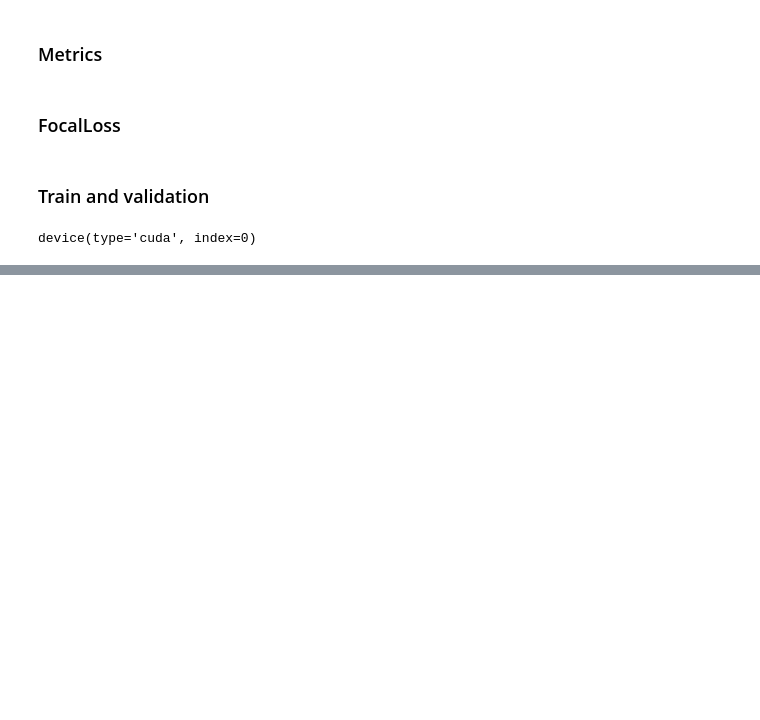
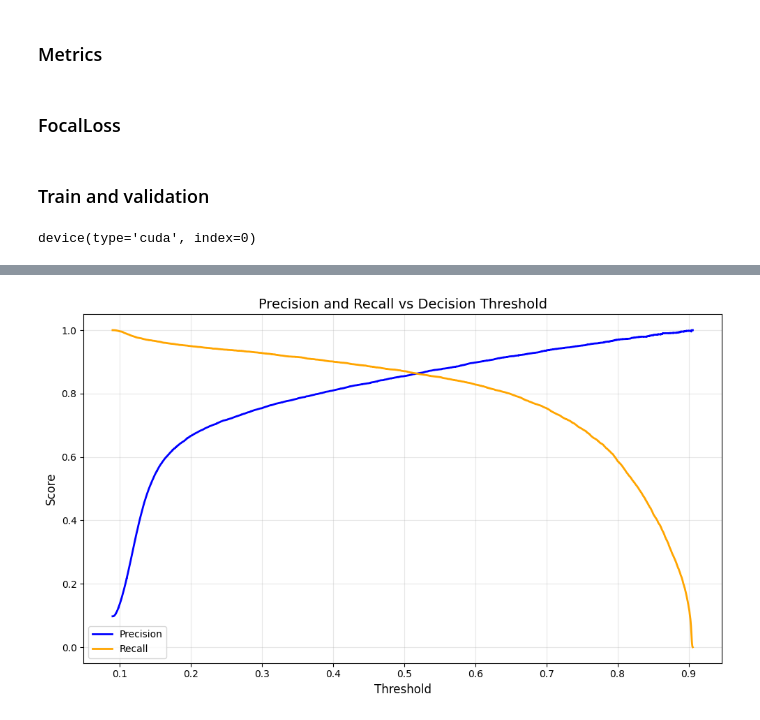
Before and after one commit to ikinaus/bert-sentiment-analysis, a Jupyter notebook: train_notebook.ipynb, the cells around one changed output, grey strips where cells are left out. Cells and saved outputs as stored; diff of their text form; code cells hidden in the pictures; blank space fills up the shorter version.

```diff
--- a/train_notebook.ipynb
+++ b/train_notebook.ipynb
@@ -721,0 +709,40 @@ torch.cuda.empty_cache()
+# %%
+# Загружаем лучшую модель для финального тестирования
+model.load_state_dict(torch.load('best_model_state.pth', map_location=device))
+
+model.to(device).eval()
+
+final_predictions = []
+final_labels = []
+
+# Сбор предсказаний на тестовом наборе
+with torch.no_grad():
+    for batch in tqdm(test_loader):
+        input_ids = batch['input_ids'].to(device)
+        attention_mask = batch['attention_mask'].to(device)
+        labels = batch['label'].to(device)
+
+        outputs = model(input_ids, attention_mask)
+        predictions = torch.sigmoid(outputs).cpu().numpy()
+
+        final_predictions.extend(predictions)
+        final_labels.extend(labels.cpu().numpy())
+
+# Конвертация в массивы
+final_predictions = np.array(final_predictions).ravel()  # Важно: flatten для бинарной задачи
+final_labels = np.array(final_labels).ravel()
+# %%
+precisions, recalls, thresholds = precision_recall_curve(final_labels, final_predictions)
+
+plt.figure(figsize=(10, 6))
+plt.plot(thresholds, precisions[:-1], label='Precision', linewidth=2, color='blue')
+plt.plot(thresholds, recalls[:-1], label='Recall', linewidth=2, color='orange')
+plt.xlabel('Threshold', fontsize=12)
+plt.ylabel('Score', fontsize=12)
+plt.title('Precision and Recall vs Decision Threshold', fontsize=14)
+plt.legend(fontsize=10)
+plt.grid(True, alpha=0.3)
+plt.tight_layout()
+plt.show()
+# %% [output]
+[figure, added]
```
Also changed, not shown: parts of 3 cells of this notebook.
